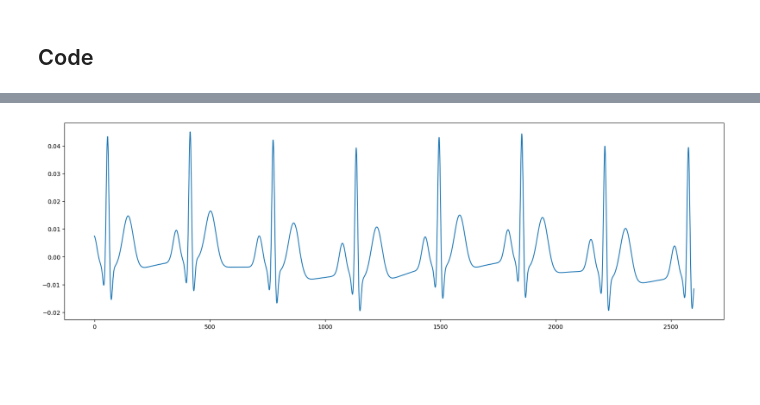
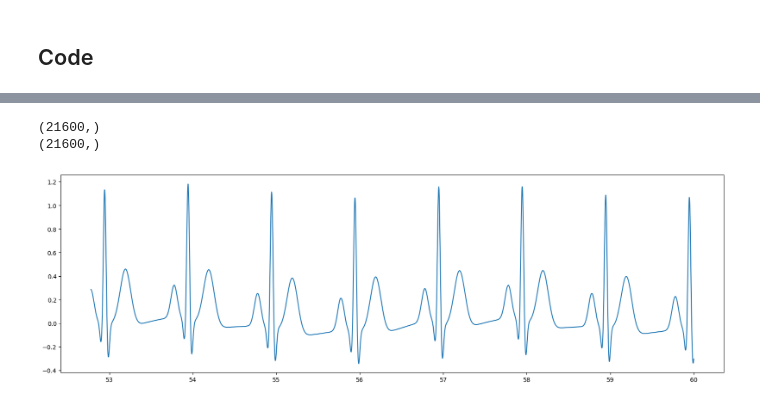
Before and after one commit to TerryBool/ecg_mcsharry, a Jupyter notebook: src/playground.ipynb, the cells around one changed output, grey strips where cells are left out. Cells and saved outputs as stored; diff of their text form; code cells hidden in the pictures; blank space fills up the shorter version.

```diff
--- a/src/playground.ipynb
+++ b/src/playground.ipynb
@@ -28,7 +28,9 @@ c:\Workspace\ASO2\ecg_mcsharry\Data\Person_01\rec_1
 # %%
-signal = generate_ecg()
+times, signal = generate_ecg()
 plt.figure(figsize=(20,6))
-plt.plot(signal.y[2][19000:])
+plt.plot(times[19000:], signal[19000:])
 plt.show()
 # %% [output]
+(21600,)
+(21600,)
-[figure, old version]
+[figure, new version]
```
Also changed, not shown: parts of 10 cells of this notebook, 2 other files.
